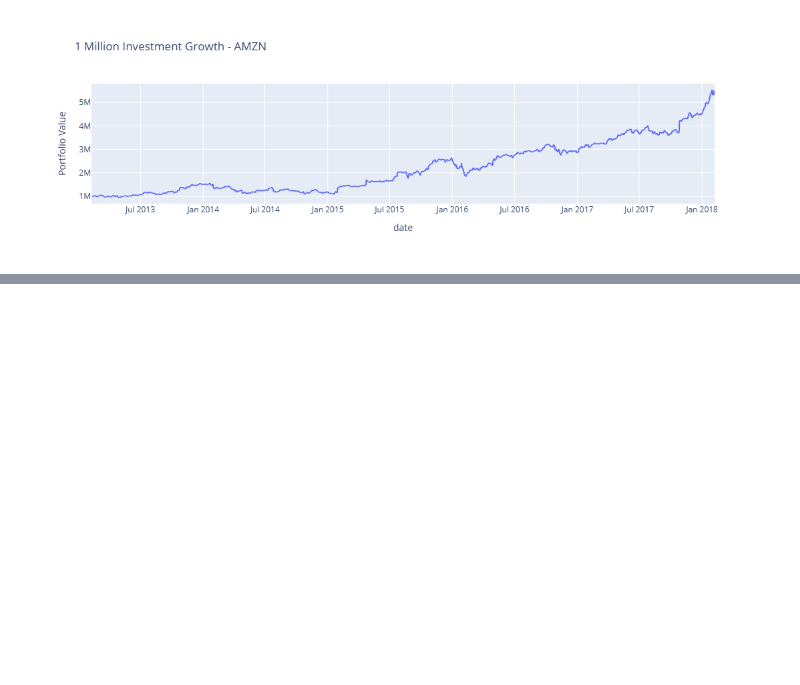
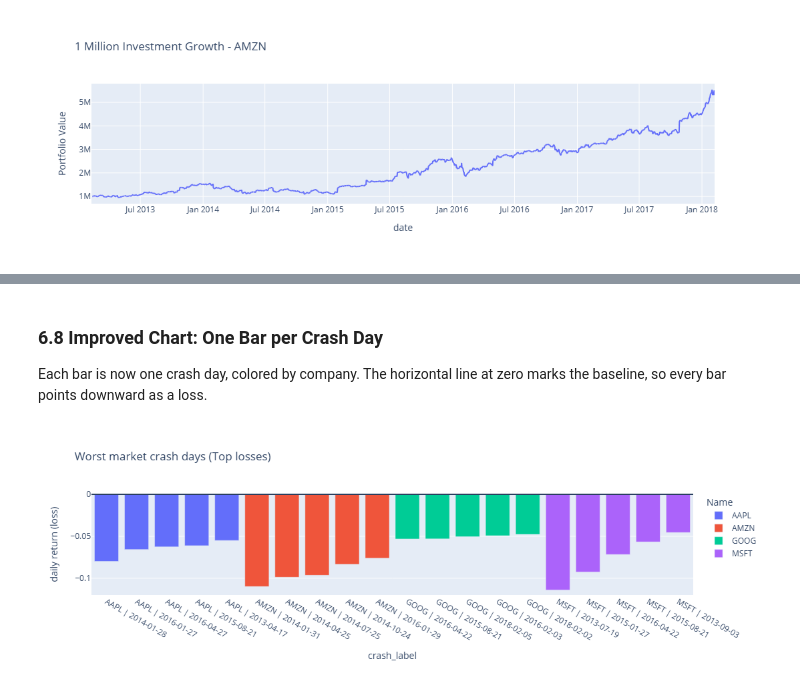
Before and after one commit to ualiurrahat/stock-market-data-analysis, a Jupyter notebook: notebooks/stock_market_data_analysis.ipynb, the cells around one changed output, grey strips where cells are left out. Drawn from its saved outputs; the diff is of its cells as text; code cells hidden in the pictures; blank space fills up the shorter version.

```diff
--- a/notebooks/stock_market_data_analysis.ipynb
+++ b/notebooks/stock_market_data_analysis.ipynb
@@ -332,0 +444,4 @@ px.line(df_best ,
+# %%
+worst_days["crash_label"] = worst_days["Name"] + " | " + worst_days["date"].dt.strftime("%Y-%m-%d")
+
+worst_days
@@ -332,0 +466,18 @@ px.line(df_best ,
+# %% [markdown]
+### 6.8 Improved Chart: One Bar per Crash Day
+
+Each bar is now one crash day, colored by company. The horizontal line at zero marks the baseline, so every bar points downward as a loss.
+# %%
+fig = px.bar(
+    worst_days,
+    x="crash_label",
+    y="daily_return",
+    color="Name",
+    title="Worst market crash days (Top losses)",
+    labels={"daily_return": "daily return (loss)"},
+)
+
+fig.add_hline(y=0)
+fig.show()
+# %% [output]
+[figure, added]
```
Also changed, not shown: parts of 15 cells of this notebook.
